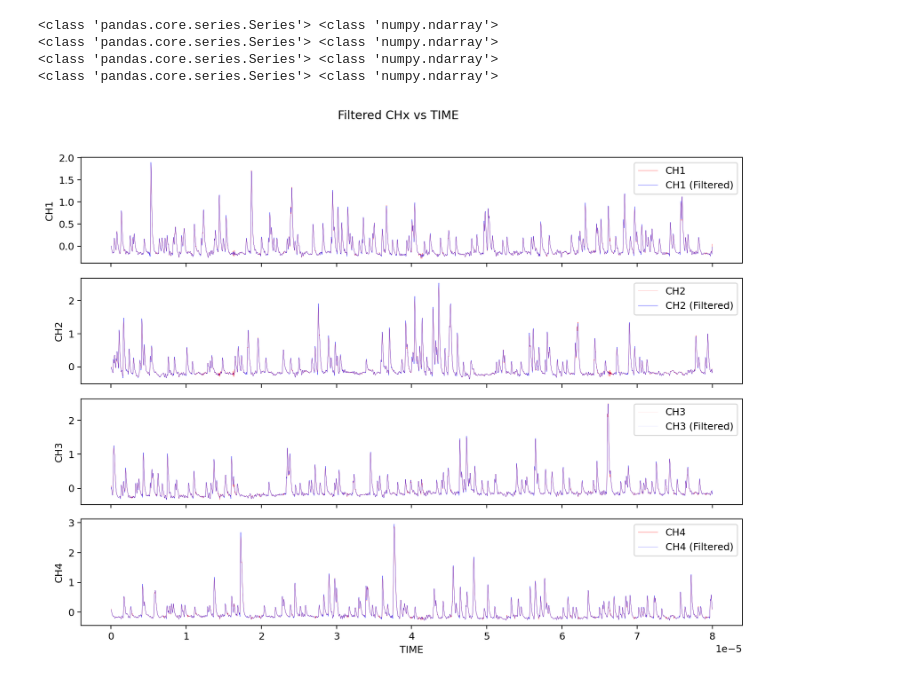
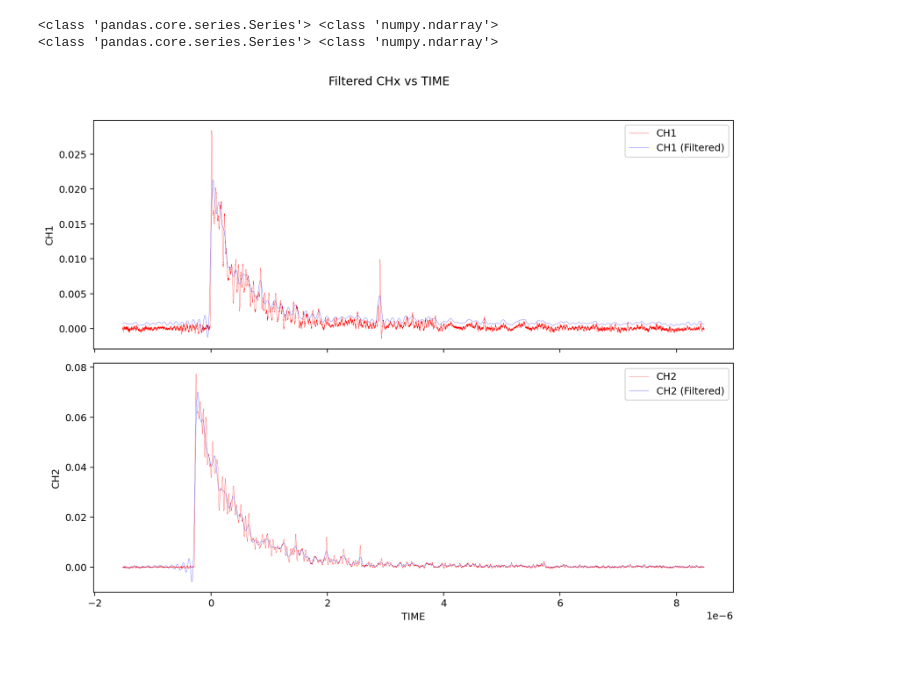
Before and after one commit to SamueleTorelli/RecoWf, a Jupyter notebook: Show_Wfs_fourier.ipynb, the cells around one changed output. Drawn from its saved outputs; the diff is of its cells as text; code cells hidden in the pictures.

```diff
--- a/Show_Wfs_fourier.ipynb
+++ b/Show_Wfs_fourier.ipynb
@@ -65,4 +65,5 @@ def parse_wf_from_binary(filename):
 
     return df
 # %%
-df = parse_wf_from_binary('tempdata/Acq_dig2-192.168.0.254_20250603125359-05.bin')
+#df = parse_wf_from_binary('tempdata/Acq_dig2-192.168.0.254_20250603125359-05.bin')
+df = pd.read_csv("tempdata/crio-12d5-buena/merged_group_003.csv")
@@ -74,18 +73,18 @@ an_event= 34
 
 df_event = df[df['event']==event_list[an_event]]
 
-for ch in ['CH1', 'CH2', 'CH3', 'CH4']:
+for ch in ['CH1', 'CH2']:
     max_finite_value = df_event[ch][np.isfinite(df_event[ch])].max()  # Find the max finite value
     #df_event[ch].replace([np.inf, -np.inf], max_finite_value, inplace=True)  # Replace inf values
 
 # Set up the subplots
-fig, axs = plt.subplots(4, 1, figsize=(10, 8), sharex=True)
+fig, axs = plt.subplots(2, 1, figsize=(10, 8), sharex=True)
 fig.suptitle('CHx vs TIME')
 
 # Plot each channel in its own subplot
-channels = ['CH1', 'CH2', 'CH3', 'CH4']
+channels = ['CH1', 'CH2']
 for i, ch in enumerate(channels):
-    axs[i].plot(df_event['TIME'], df_event[ch], label=ch, color='b')
+    axs[i].plot(df_event['TIME'],  -(df_event[ch]-df_event[df_event['TIME']<-5e-7][ch].mean()), label=ch, color='b')
     axs[i].set_ylabel(ch)
     axs[i].legend(loc='upper right')
 
@@ -102,11 +101,11 @@ sampling_interval = time[1] - time[0]
 sampling_rate = 1 / sampling_interval
 
 # Set up the subplots for frequency spectrum
-fig, axs = plt.subplots(4, 1, figsize=(10, 8), sharex=True)
+fig, axs = plt.subplots(2, 1, figsize=(10, 8), sharex=True)
 fig.suptitle('Frequency Spectrum of CHx')
 
 # Perform FFT and plot the frequency spectrum for each channel
-channels = ['CH1', 'CH2', 'CH3', 'CH4']
+channels = ['CH1', 'CH2']
 for i, ch in enumerate(channels):
     # Perform Fourier Transform
     signal = df_event[ch].values
@@ -132,7 +131,7 @@ plt.show()
 unique_events = df['event'].unique()
 
 # Dictionary to store the cumulative frequency spectra for each channel
-cumulative_frequency_spectrum = {ch: None for ch in ['CH1', 'CH2', 'CH3', 'CH4']}
+cumulative_frequency_spectrum = {ch: None for ch in ['CH1', 'CH2']}
 sampling_interval = df['TIME'].iloc[1] - df['TIME'].iloc[0]  # Assuming consistent sampling
 N = len(df[df['event'] == unique_events[0]])  # Length of each event's data
 xf = fftfreq(N, sampling_interval)[:N//2]  # Frequency bins (one side of the spectrum)
@@ -159,12 +158,12 @@ for event in unique_events:
             #print(event,ch,cumulative_frequency_spectrum[ch])
 
 # Plot the cumulative frequency spectra for each channel
-fig, axs = plt.subplots(4, 1, figsize=(10, 8), sharex=True)
+fig, axs = plt.subplots(2, 1, figsize=(10, 8), sharex=True)
 fig.suptitle('Frequency Spectrum of CHx')
 
-freq_cut = 0.4e8
+freq_cut = 0.1e8
 
-channels = ['CH1', 'CH2', 'CH3', 'CH4']
+channels = ['CH1', 'CH2']
 for i, ch in enumerate(channels):
     axs[i].plot(xf, cumulative_frequency_spectrum[ch], label=f'{ch} Cumulative Spectrum', color='r')
     axs[i].axvline(x=freq_cut, color='r', linestyle='--', label=f'x = {freq_cut}')
@@ -182,11 +181,11 @@ plt.show()
 # %%
 # Set up the cutoff frequency
-cutoff_frequency = 1e7  # 5 MHz
+cutoff_frequency = 0.1e8  # 5 MHz
 
 df_event = df[df['event']==event_list[an_event]]
 
 # Prepare subplots
-fig, axs = plt.subplots(4, 1, figsize=(10, 8), sharex=True, dpi=180)
+fig, axs = plt.subplots(2, 1, figsize=(10, 8), sharex=True, dpi=180)
 fig.suptitle('Filtered CHx vs TIME')
 
 # Define the sampling parameters
@@ -196,36 +195,34 @@ sampling_rate = 1 / sampling_interval
 N = len(time)
 
 # Plot each filtered channel in its own subplot
-channels = ['CH1', 'CH2', 'CH3', 'CH4']
+channels = ['CH1', 'CH2']
 for i, ch in enumerate(channels):
     # Get the original signal
     signal = df_event[ch].values
 
     # Perform Fourier Transform
     yf = fft(signal)
     xf = fftfreq(N, sampling_interval)
 
     # Apply the low-pass filter (zero out frequencies above cutoff)
     yf[np.abs(xf) > cutoff_frequency] = 0
 
     # Inverse FFT to obtain the filtered signal in time domain
     filtered_signal = ifft(yf).real
 
     # Plot the filtered signal
-    axs[i].plot(df_event['TIME'], df_event[ch], label=ch, color='r',linewidth=.2)
-    axs[i].plot(df_event['TIME'], filtered_signal, label=f'{ch} (Filtered)', color='b',linewidth=.2)
+    axs[i].plot(df_event['TIME'], -(df_event[ch]-df_event[df_event['TIME']<-5e-7][ch].mean()), label=ch, color='r',linewidth=.2)
+    axs[i].plot(df_event['TIME'], -filtered_signal, label=f'{ch} (Filtered)', color='b',linewidth=.2)
     axs[i].set_ylabel(ch)
     axs[i].legend(loc='upper right')
     print(type(df_event[ch]),type(filtered_signal))
 
 # Set the x-axis label for the last subplot
 axs[-1].set_xlabel('TIME')
 
 plt.tight_layout(rect=[0, 0, 1, 0.96])  # Adjust layout to make room for the title
 plt.show()
 # %% [output]
 <class 'pandas.core.series.Series'> <class 'numpy.ndarray'>
 <class 'pandas.core.series.Series'> <class 'numpy.ndarray'>
-<class 'pandas.core.series.Series'> <class 'numpy.ndarray'>
-<class 'pandas.core.series.Series'> <class 'numpy.ndarray'>
-[figure, old version]
+[figure, new version]
```
Also changed, not shown: parts of 5 cells of this notebook, 5 other files.
